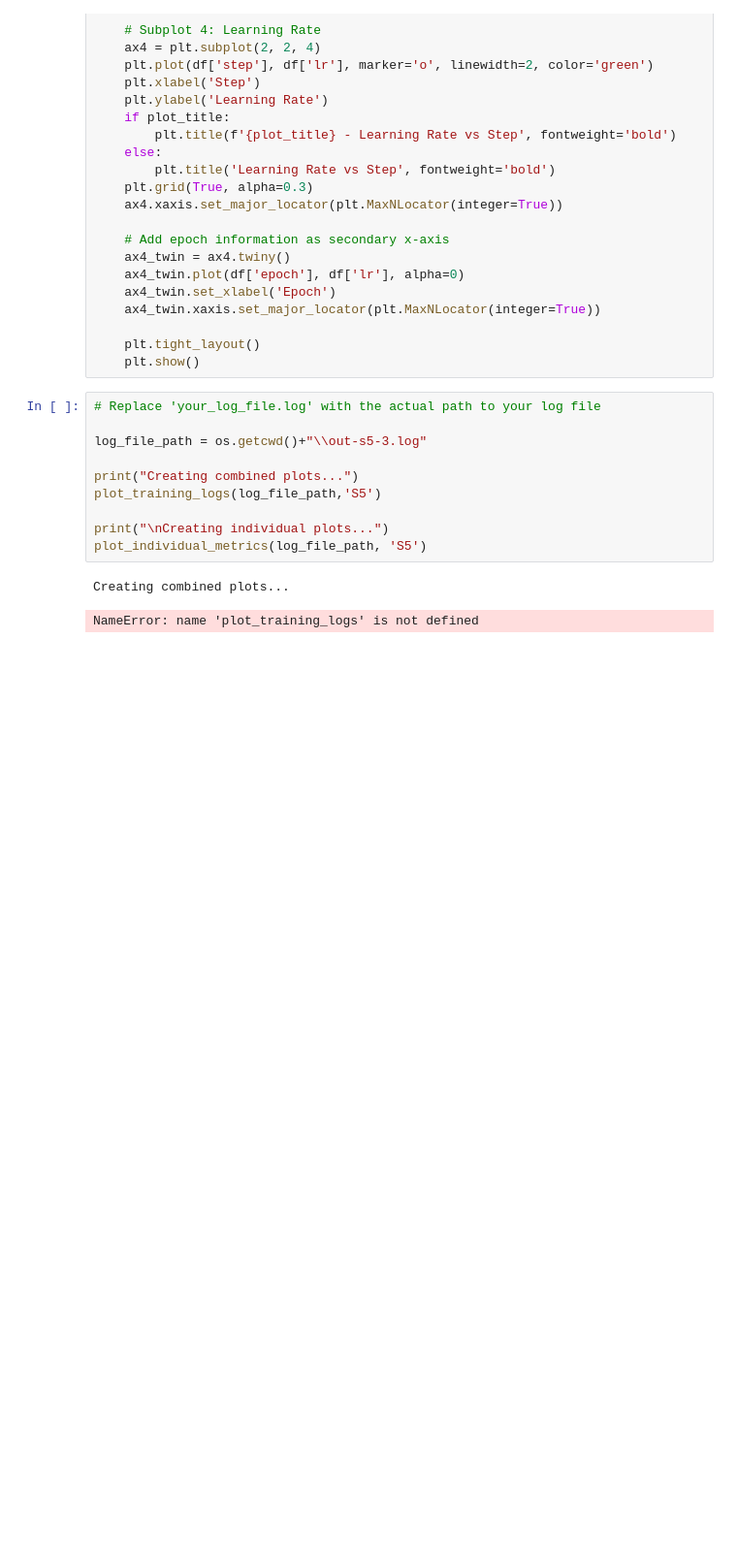
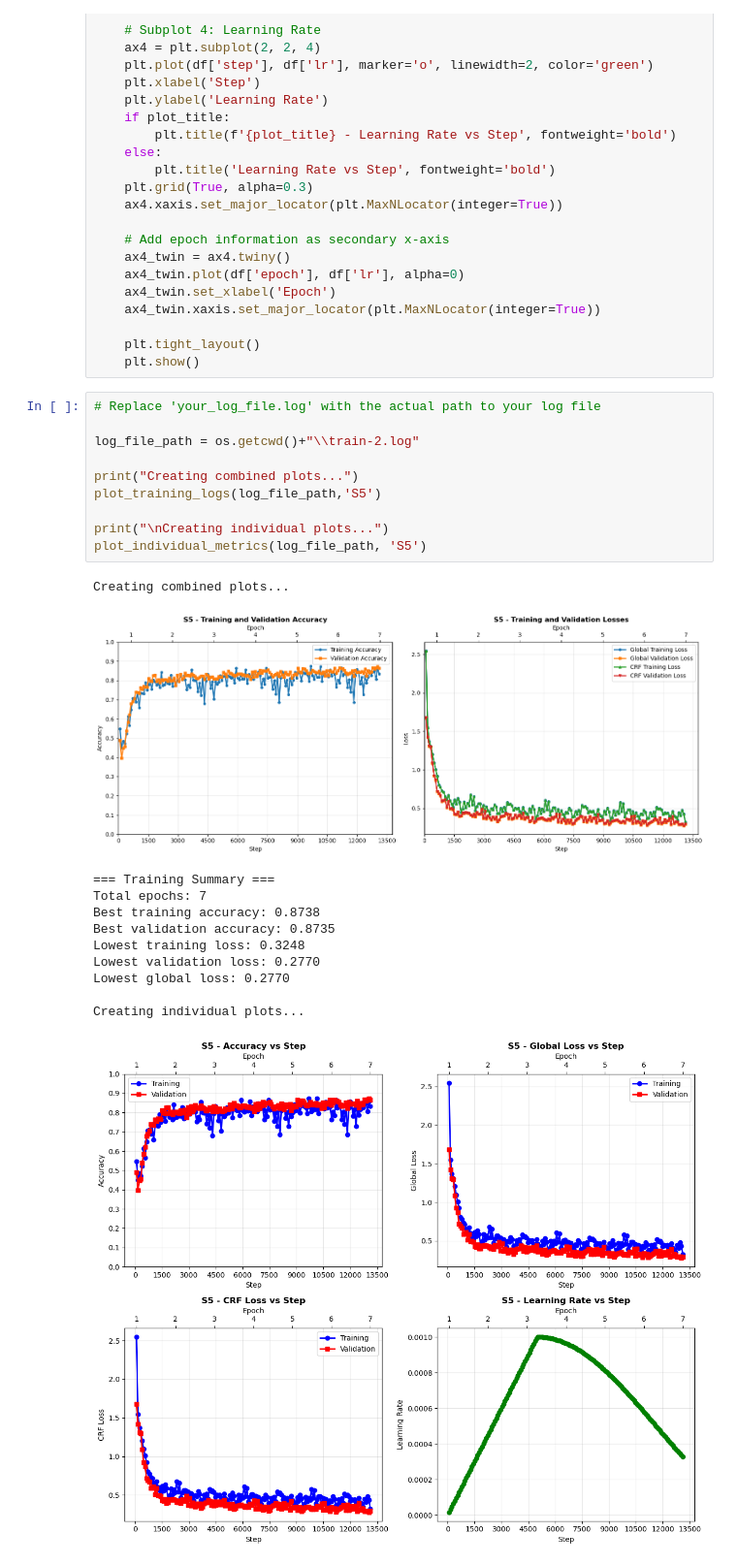
Before and after one commit to TediBash/GU03, a Jupyter notebook: logs/train-log/log_plotter.ipynb, the cells around one changed output. Shown at 97% size. Cells and saved outputs as stored; diff of their text form; blank space fills up the shorter version.

```diff
--- a/logs/train-log/log_plotter.ipynb
+++ b/logs/train-log/log_plotter.ipynb
@@ -202,16 +202,26 @@ def plot_individual_metrics(log_file_path, plot_title=None):
 # %%
 # Replace 'your_log_file.log' with the actual path to your log file
 
-log_file_path = os.getcwd()+"\\out-s5-3.log"
+log_file_path = os.getcwd()+"\\train-2.log"
 
 print("Creating combined plots...")
 plot_training_logs(log_file_path,'S5')
 
 print("\nCreating individual plots...")
 plot_individual_metrics(log_file_path, 'S5')
 # %% [output]
 Creating combined plots...
+[figure, added]
-NameError: name 'plot_training_logs' is not defined
+=== Training Summary ===
+Total epochs: 7
+Best training accuracy: 0.8738
+Best validation accuracy: 0.8735
+Lowest training loss: 0.3248
+Lowest validation loss: 0.2770
+Lowest global loss: 0.2770
+
+Creating individual plots...
+[figure, added]
 # %%
 def analyze_single_log(log_file_path, epochs = 5):
     """
```
Also changed, not shown: parts of 2 cells of this notebook, 2 other files.
